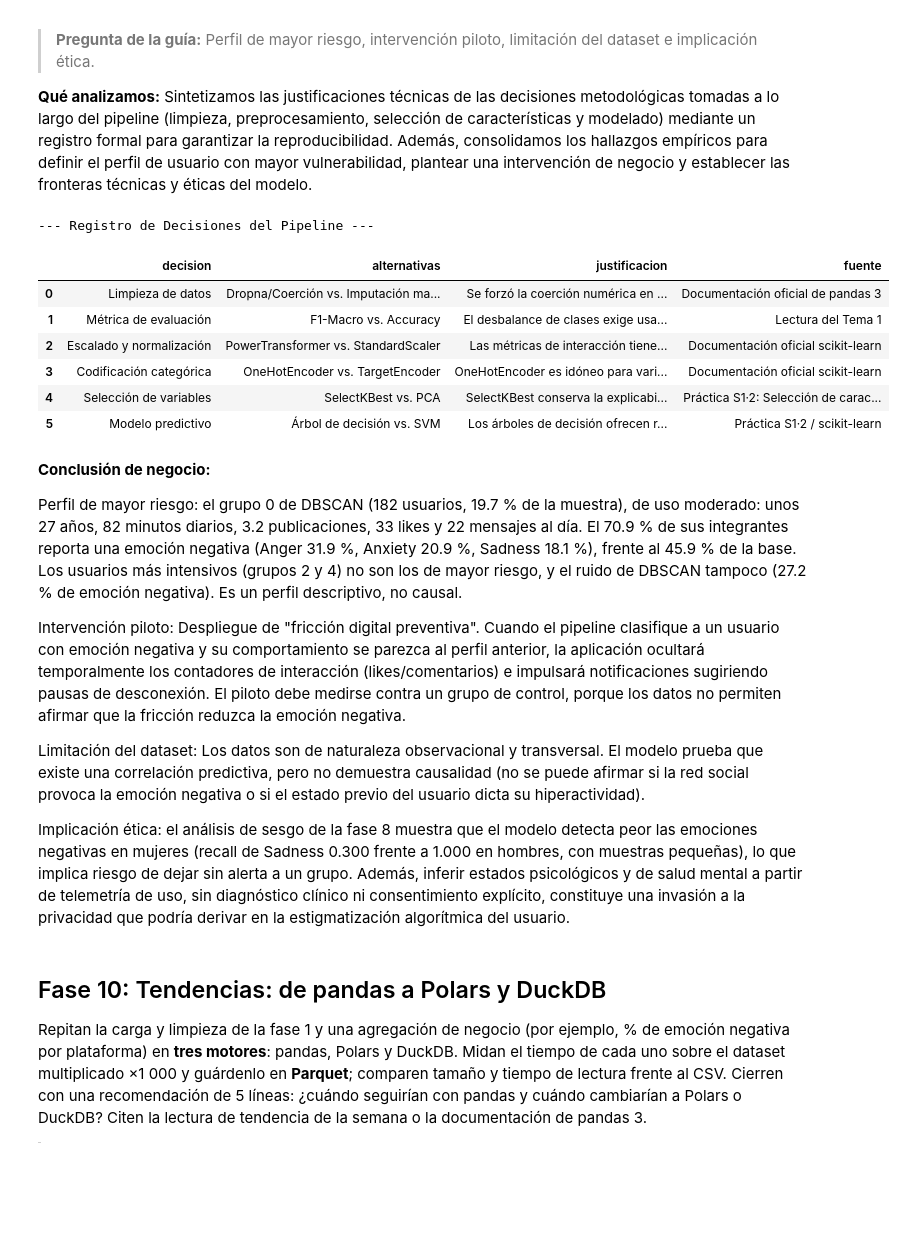
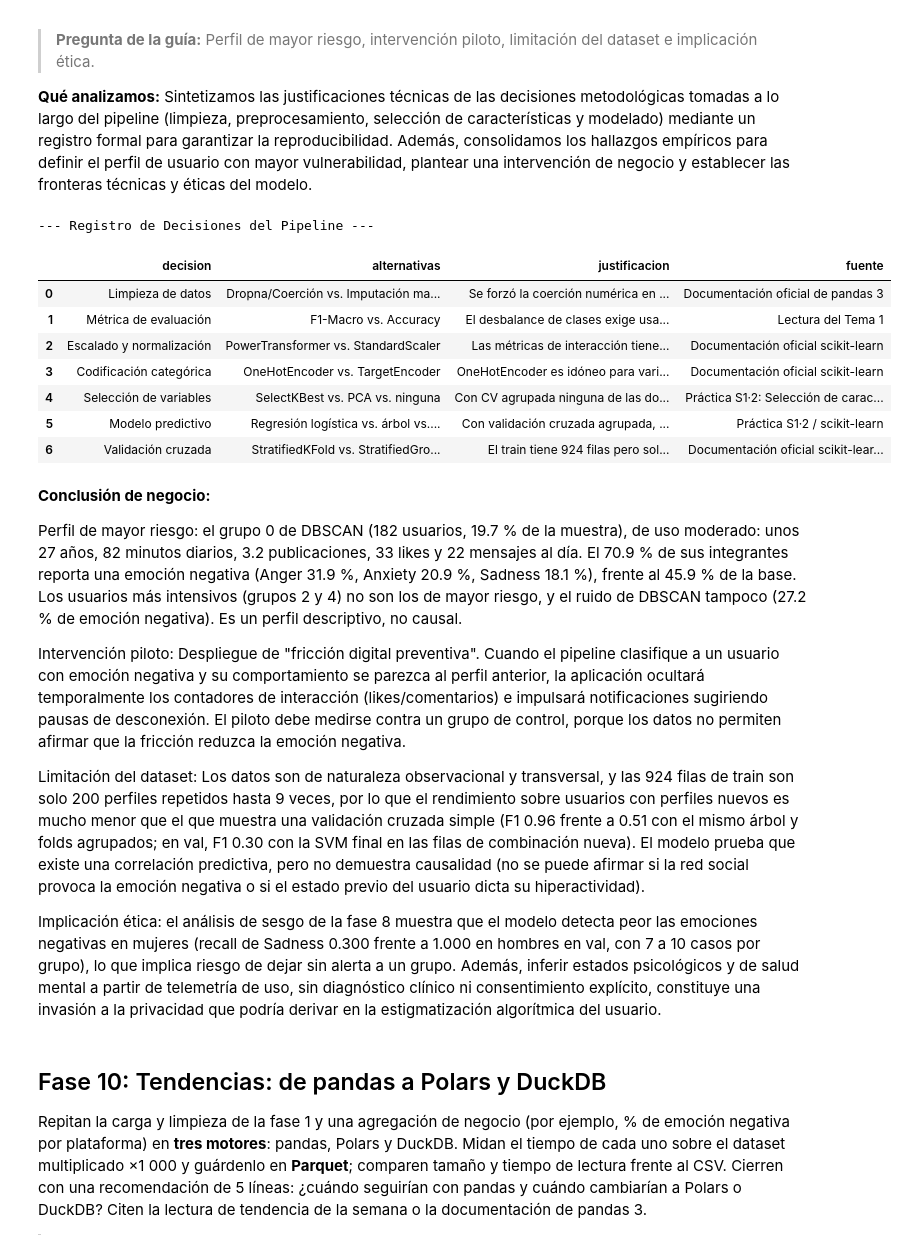
Before and after one commit to christianeruiza1977/data_mining_c1, a Jupyter notebook: notebooks/Ejercicio_Practico_Semana1.ipynb, the cells around one changed output. Saved outputs shown, nothing was run; the diff lists cells and outputs as text; code cells hidden in the pictures; blank space fills up the shorter version.

```diff
--- a/notebooks/Ejercicio_Practico_Semana1.ipynb
+++ b/notebooks/Ejercicio_Practico_Semana1.ipynb
@@ -1062,30 +1109,32 @@ Paso 9: todos los resultados graficados. Respondan el desafío con evidencia. Co
 # %%
 import pandas as pd
 from IPython.display import display
 
 # Registro de decisiones (Mínimo 6)
 datos_decisiones = [
     ["Limpieza de datos", "Dropna/Coerción vs. Imputación manual", "Se forzó la coerción numérica en 'Age' y se eliminaron nulos para no entrenar el modelo con ruido o texto basura.", "Documentación oficial de pandas 3"],
     ["Métrica de evaluación", "F1-Macro vs. Accuracy", "El desbalance de clases exige usar F1-Macro para penalizar los errores en las emociones minoritarias de riesgo.", "Lectura del Tema 1"],
     ["Escalado y normalización", "PowerTransformer vs. StandardScaler", "Las métricas de interacción tienen fuerte asimetría positiva; PowerTransformer normaliza eficientemente estas colas largas.", "Documentación oficial scikit-learn"],
     ["Codificación categórica", "OneHotEncoder vs. TargetEncoder", "OneHotEncoder es idóneo para variables sin jerarquía ordinal ('Gender', 'Platform') y genera pocas columnas.", "Documentación oficial scikit-learn"],
-    ["Selección de variables", "SelectKBest vs. PCA", "SelectKBest conserva la explicabilidad de las características originales, fundamental para reportar los hallazgos al negocio.", "Práctica S1·2: Selección de características"],
-    ["Modelo predictivo", "Árbol de decisión vs. SVM", "Los árboles de decisión ofrecen reglas interpretables y el uso de class_weight='balanced' corrige el desbalance emocional.", "Práctica S1·2 / scikit-learn"]
+    ["Selección de variables", "SelectKBest vs. PCA vs. ninguna", "Con CV agrupada ninguna de las dos mejora el F1 de forma clara y SelectKBest(k=6) descarta Gender y Platform, que aportan según la permutación; el pipeline final no usa selector ni PCA y conserva las variables originales.", "Práctica S1·2: Selección de características"],
+    ["Modelo predictivo", "Regresión logística vs. árbol vs. SVM (los tres ajustados)", "Con validación cruzada agrupada, la SVM ajustada (C=10, gamma=1) obtiene F1 0.7826 frente a 0.5358 del árbol; class_weight='balanced' corrige el desbalance emocional. El árbol se conserva para explicar con SHAP.", "Práctica S1·2 / scikit-learn"],
+    ["Validación cruzada", "StratifiedKFold vs. StratifiedGroupKFold (con o sin eliminar duplicados)", "El train tiene 924 filas pero solo 200 perfiles únicos; con folds simples las copias quedan en entrenamiento y validación y el F1 del árbol se infla a 0.96 (0.51 con folds agrupados). Se agrupa en lugar de eliminar los duplicados para conservar el tamaño de muestra.", "Documentación oficial scikit-learn / análisis propio de duplicados"],
 ]
 
 decisiones = pd.DataFrame(datos_decisiones, columns=['decision', 'alternativas', 'justificacion', 'fuente'])
 
 print("--- Registro de Decisiones del Pipeline ---")
 display(decisiones.style.set_properties(**{'text-align': 'left', 'white-space': 'pre-wrap'}))
 # %% [output]
 --- Registro de Decisiones del Pipeline ---
 |  | decision | alternativas | justificacion | fuente |
 | 0 | Limpieza de datos | Dropna/Coerción vs. Imputación ma... | Se forzó la coerción numérica en ... | Documentación oficial de pandas 3 |
 | 1 | Métrica de evaluación | F1-Macro vs. Accuracy | El desbalance de clases exige usa... | Lectura del Tema 1 |
 | 2 | Escalado y normalización | PowerTransformer vs. StandardScaler | Las métricas de interacción tiene... | Documentación oficial scikit-learn |
 | 3 | Codificación categórica | OneHotEncoder vs. TargetEncoder | OneHotEncoder es idóneo para vari... | Documentación oficial scikit-learn |
-| 4 | Selección de variables | SelectKBest vs. PCA | SelectKBest conserva la explicabi... | Práctica S1·2: Selección de carac... |
-| 5 | Modelo predictivo | Árbol de decisión vs. SVM | Los árboles de decisión ofrecen r... | Práctica S1·2 / scikit-learn |
+| 4 | Selección de variables | SelectKBest vs. PCA vs. ninguna | Con CV agrupada ninguna de las do... | Práctica S1·2: Selección de carac... |
+| 5 | Modelo predictivo | Regresión logística vs. árbol vs.... | Con validación cruzada agrupada, ... | Práctica S1·2 / scikit-learn |
+| 6 | Validación cruzada | StratifiedKFold vs. StratifiedGro... | El train tiene 924 filas pero sol... | Documentación oficial scikit-lear... |
 # %% [markdown]
 **Conclusión de negocio:**
 
@@ -1093,9 +1142,9 @@ Perfil de mayor riesgo: el grupo 0 de DBSCAN (182 usuarios, 19.7 % de la muestra
 
 Intervención piloto: Despliegue de "fricción digital preventiva". Cuando el pipeline clasifique a un usuario con emoción negativa y su comportamiento se parezca al perfil anterior, la aplicación ocultará temporalmente los contadores de interacción (likes/comentarios) e impulsará notificaciones sugiriendo pausas de desconexión. El piloto debe medirse contra un grupo de control, porque los datos no permiten afirmar que la fricción reduzca la emoción negativa.
 
-Limitación del dataset: Los datos son de naturaleza observacional y transversal. El modelo prueba que existe una correlación predictiva, pero no demuestra causalidad (no se puede afirmar si la red social provoca la emoción negativa o si el estado previo del usuario dicta su hiperactividad).
+Limitación del dataset: Los datos son de naturaleza observacional y transversal, y las 924 filas de train son solo 200 perfiles repetidos hasta 9 veces, por lo que el rendimiento sobre usuarios con perfiles nuevos es mucho menor que el que muestra una validación cruzada simple (F1 0.96 frente a 0.51 con el mismo árbol y folds agrupados; en val, F1 0.30 con la SVM final en las filas de combinación nueva). El modelo prueba que existe una correlación predictiva, pero no demuestra causalidad (no se puede afirmar si la red social provoca la emoción negativa o si el estado previo del usuario dicta su hiperactividad).
 
-Implicación ética: el análisis de sesgo de la fase 8 muestra que el modelo detecta peor las emociones negativas en mujeres (recall de Sadness 0.300 frente a 1.000 en hombres, con muestras pequeñas), lo que implica riesgo de dejar sin alerta a un grupo. Además, inferir estados psicológicos y de salud mental a partir de telemetría de uso, sin diagnóstico clínico ni consentimiento explícito, constituye una invasión a la privacidad que podría derivar en la estigmatización algorítmica del usuario.
+Implicación ética: el análisis de sesgo de la fase 8 muestra que el modelo detecta peor las emociones negativas en mujeres (recall de Sadness 0.300 frente a 1.000 en hombres en val, con 7 a 10 casos por grupo), lo que implica riesgo de dejar sin alerta a un grupo. Además, inferir estados psicológicos y de salud mental a partir de telemetría de uso, sin diagnóstico clínico ni consentimiento explícito, constituye una invasión a la privacidad que podría derivar en la estigmatización algorítmica del usuario.
 # %% [markdown]
 <a id="fase-10"></a>
 ## Fase 10: Tendencias: de pandas a Polars y DuckDB
```
Also changed, not shown: parts of 18 cells of this notebook.
